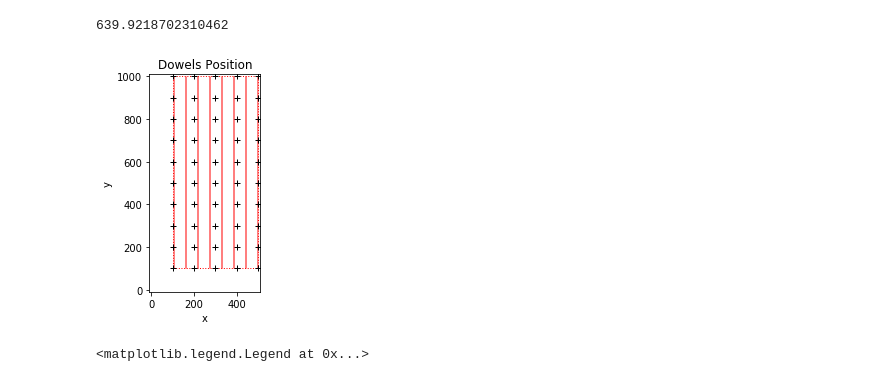
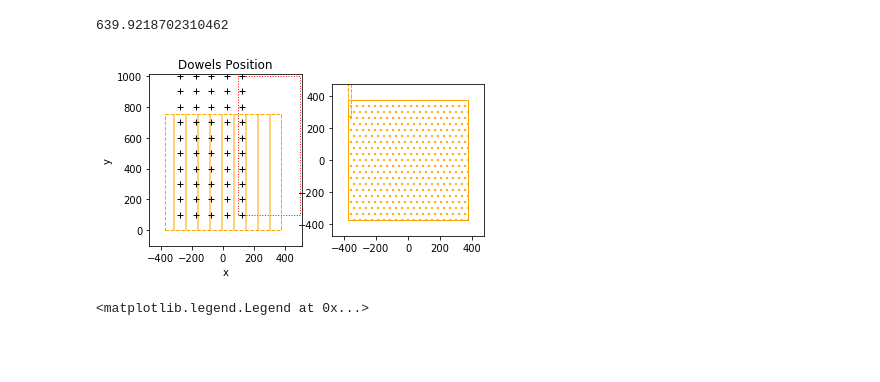
Before and after one commit to MarcoDona-CLTs/my-first-binder, a Jupyter notebook: timberDowelConnDesign.ipynb, the cells around one changed output. Drawn from its saved outputs; the diff is of its cells as text; code cells hidden in the pictures; blank space fills up the shorter version.

```diff
--- a/timberDowelConnDesign.ipynb
+++ b/timberDowelConnDesign.ipynb
@@ -19,12 +19,13 @@ hTimber = 750 # hight of the timber member
 areaTimber = bTimber * hTimber # Area of timber member
 
 # Steel plates
-nPlt = 5 # Number of steel plates
-tPlt = 20 # Plate thickness
+nSteelPlt = 5 # Number of steel plates
+tSteelPlt = 20 # Plate thickness
+lengthSteelFireProtect = 100 # thickness for fire protection of steel plate
 
 gapPlt = 2 # [mm] toleance gap between steel plate and timber
 
-areaSlot = ( 2*gapPlt + tPlt ) * nPlt * bTimber # Cut on Timber section to allow for Steel plates
+areaSlot = ( 2*gapPlt + tSteelPlt ) * nSteelPlt * bTimber # Cut on Timber section to allow for Steel plates
 
 # Dowels
 dDowel = 20 # Diameter of the dowel
@@ -45,7 +46,7 @@ dowelEdgeDistPerpGrainUnload = dDowel * 4
 
 
 
-areaDowelCut = nDowelsX * dDowel * (hTimber - nPlt * (tPlt + 2 * gapPlt))
+areaDowelCut = nDowelsX * dDowel * (hTimber - nSteelPlt * (tSteelPlt + 2 * gapPlt))
 
 areaTimberNet = areaTimber - areaSlot - areaDowelCut
 
@@ -67,9 +68,7 @@ Area Timber =  562500 | Net Area Timber =  409500 | % Net Area Timber =  0.728
 area = np.pi*3
 colors = (0,0,0)
 
-
-
-dowelMatrix = np.array([[i, j] for i in np.arange(1, nDowelsX+1) * spacingDowelX
+dowelMatrix = np.array([[i, j] for i in np.arange(1, nDowelsX+1) * spacingDowelX - bTimber/2
                                                   for j in np.arange(1, nDowelsY+1) * spacingDowelY ])
 
 
@@ -77,47 +76,64 @@ dowelMatrix = np.array([[i, j] for i in np.arange(1, nDowelsX+1) * spacingDowelX
 # plt.plot(dowelMatrix[:,0], dowelMatrix[:,1],  '+', color='black')
 
 from matplotlib.patches import Rectangle
-fig, ax = plt.subplots()
+fig, axs = plt.subplots(1,2)
 
-ax.set_aspect('equal', adjustable='box')
+axs[0].set_aspect('equal', adjustable='box')
 
-ax.plot(dowelMatrix[:,0], dowelMatrix[:,1],  '+', color='black')
+axs[0].plot(dowelMatrix[:,0], dowelMatrix[:,1],  '+', color='black')
 
 # ax.add_patch( Rectangle((2, 4),
 #                         5, 6,
 #                         fc='none',
 #                         color ='yellow',
 #                         linewidth = 5,
 #                         linestyle="dotted") )
 dowelGroupLengthX = spacingDowelX * (nDowelsX-1)
 dowelGroupLengthY = spacingDowelY * (nDowelsY-1)
 
-ax.add_patch(Rectangle((spacingDowelX, spacingDowelY),dowelGroupLengthX, dowelGroupLengthY,
-                        hatch="|", fc='none', color="red", linestyle="dotted"))
+axs[0].add_patch(Rectangle((spacingDowelX, spacingDowelY),dowelGroupLengthX, dowelGroupLengthY,
+                        fc='none', color="red", linestyle="dotted"))
+
+axs[0].add_patch(Rectangle((-bTimber/2, 0),bTimber, hTimber,
+                        hatch="|", fc='none', color="orange", linestyle="--"))
+
 
 # ax.plot([0,dowelGroupLengthX],[0, dowelGroupLengthY],ls="--",c="b")
 # ax.fill_between([0,dowelGroupLengthX],[0, dowelGroupLengthY], facecolor="none", hatch="X",
 #                 edgecolor="b", linewidth=1.0, linestyle ="dotted")
 
 
-plt.title('Dowels Position')
-plt.xlabel('x')
-plt.ylabel('y')
+axs[0].set_title('Dowels Position')
+axs[0].set_xlabel('x')
+axs[0].set_ylabel('y')
 # plt.axis('off')
 
-plt.xlim(-10, (spacingDowelX * nDowelsX )+10)
-plt.ylim(-10, (spacingDowelY * nDowelsY )+10)
+axs[0].set_xlim(-100-bTimber/2, (spacingDowelX * nDowelsX )+10)
+axs[0].set_ylim(-100, (spacingDowelY * nDowelsY )+10)
 
+
+
+# Plan View
+axs[1].set_aspect('equal', adjustable='box')
+
+axs[1].add_patch(Rectangle((-bTimber/2, -hTimber/2 ), bTimber, hTimber,
+                        hatch="..", fc='none', color="orange", linestyle="-"))
+
+[ axs[1].add_patch(Rectangle((-bTimber/2, hTimber/2- lengthSteelFireProtect), tSteelPlt, hTimber- 2* lengthSteelFireProtect,
+                        hatch="|", fc='none', color="orange", linestyle="--")) for i in np.arange(1, nSteelPlt) ]
+
+axs[1].set_xlim(-100 - bTimber/2, bTimber/2 + 100)
+axs[1].set_ylim(-100 - hTimber/2, hTimber/2 + 100)
 
 plt.show()
 
 
 # np.dot(np.ones(nDowelsX), np.array([[3, 4]]))
 
 # bbbb= np.repeat(a = np.arange(nDowelsX), repeats = 2, axis = 0)
 # bbbb
 # %% [output]
-[figure, old version]
+[figure, new version]
 # %%
 from matplotlib import pyplot as plt
 import numpy as np
```
